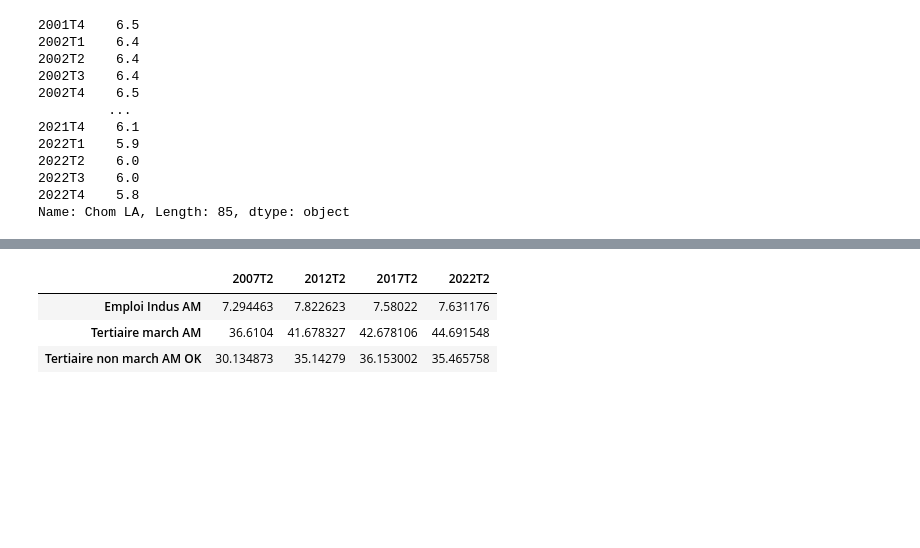
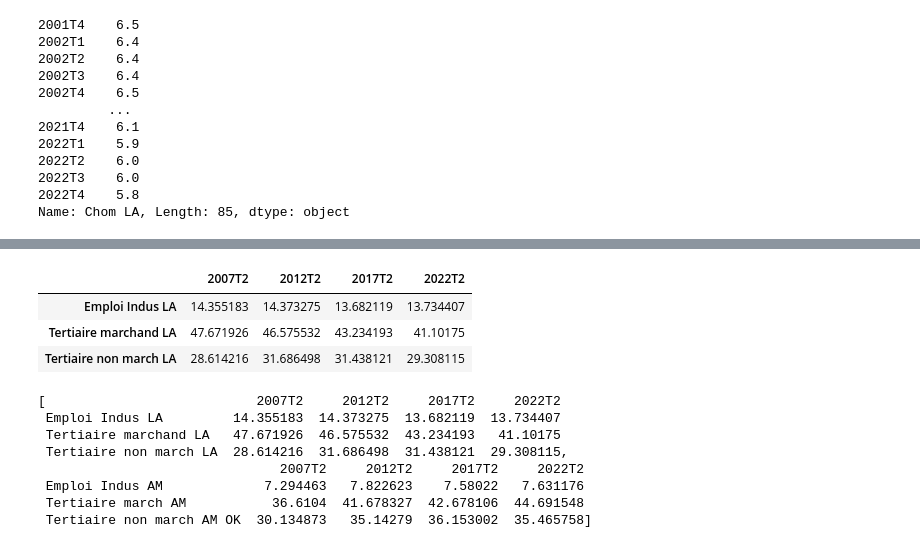
Before and after one commit to CinquinAndy/i1-mspr-data, a Jupyter notebook: Notebook_visu_graphs.ipynb, the cells around one changed output, grey strips where cells are left out. Saved outputs shown, nothing was run; the diff lists cells and outputs as text; code cells hidden in the pictures; blank space fills up the shorter version.

```diff
--- a/Notebook_visu_graphs.ipynb
+++ b/Notebook_visu_graphs.ipynb
@@ -353,11 +357,23 @@ Length: 85, dtype: object
 # %%
 trimestres_interessants = ["2007T2","2012T2","2017T2","2022T2"]
+dataset_insee_proportions_emploi_LA = proportions[0]
 dataset_insee_proportions_emploi_AM = proportions[1]
+proportions_donnees_elections_LA = dataset_insee_proportions_emploi_LA[trimestres_interessants]
 proportions_donnees_elections_AM = dataset_insee_proportions_emploi_AM[trimestres_interessants]
-proportions_donnees_elections_AM
+display(proportions_donnees_elections_LA)
+display(proportions_elections)
+proportions_elections = [proportions_donnees_elections_LA,proportions_donnees_elections_AM]
 # %% [output]
 |  | 2007T2 | 2012T2 | 2017T2 | 2022T2 |
-| Emploi Indus AM | 7.294463 | 7.822623 | 7.58022 | 7.631176 |
-| Tertiaire march AM | 36.6104 | 41.678327 | 42.678106 | 44.691548 |
-| Tertiaire non march AM OK | 30.134873 | 35.14279 | 36.153002 | 35.465758 |
+| Emploi Indus LA | 14.355183 | 14.373275 | 13.682119 | 13.734407 |
+| Tertiaire marchand LA | 47.671926 | 46.575532 | 43.234193 | 41.10175 |
+| Tertiaire non march LA | 28.614216 | 31.686498 | 31.438121 | 29.308115 |
+[                           2007T2     2012T2     2017T2     2022T2
+ Emploi Indus LA         14.355183  14.373275  13.682119  13.734407
+ Tertiaire marchand LA   47.671926  46.575532  43.234193   41.10175
+ Tertiaire non march LA  28.614216  31.686498  31.438121  29.308115,
+                               2007T2     2012T2     2017T2     2022T2
+ Emploi Indus AM             7.294463   7.822623    7.58022   7.631176
+ Tertiaire march AM           36.6104  41.678327  42.678106  44.691548
+ Tertiaire non march AM OK  30.134873   35.14279  36.153002  35.465758]
 # %%
```
Also changed, not shown: parts of 8 cells of this notebook.
